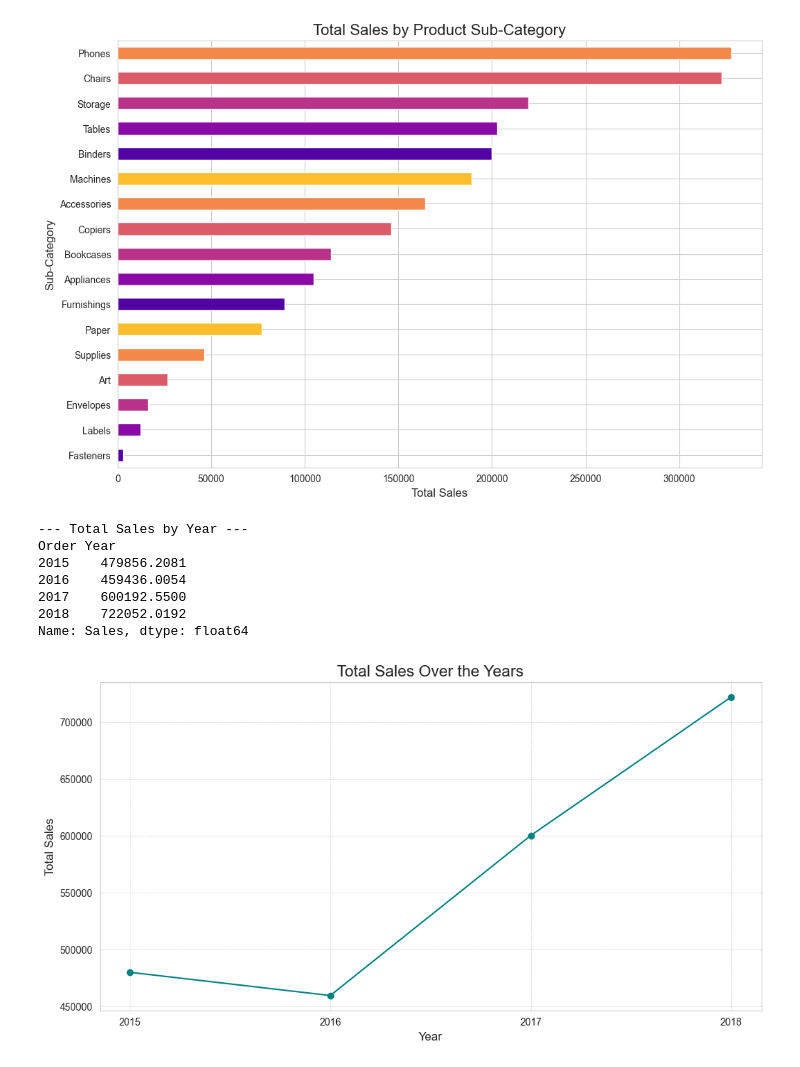
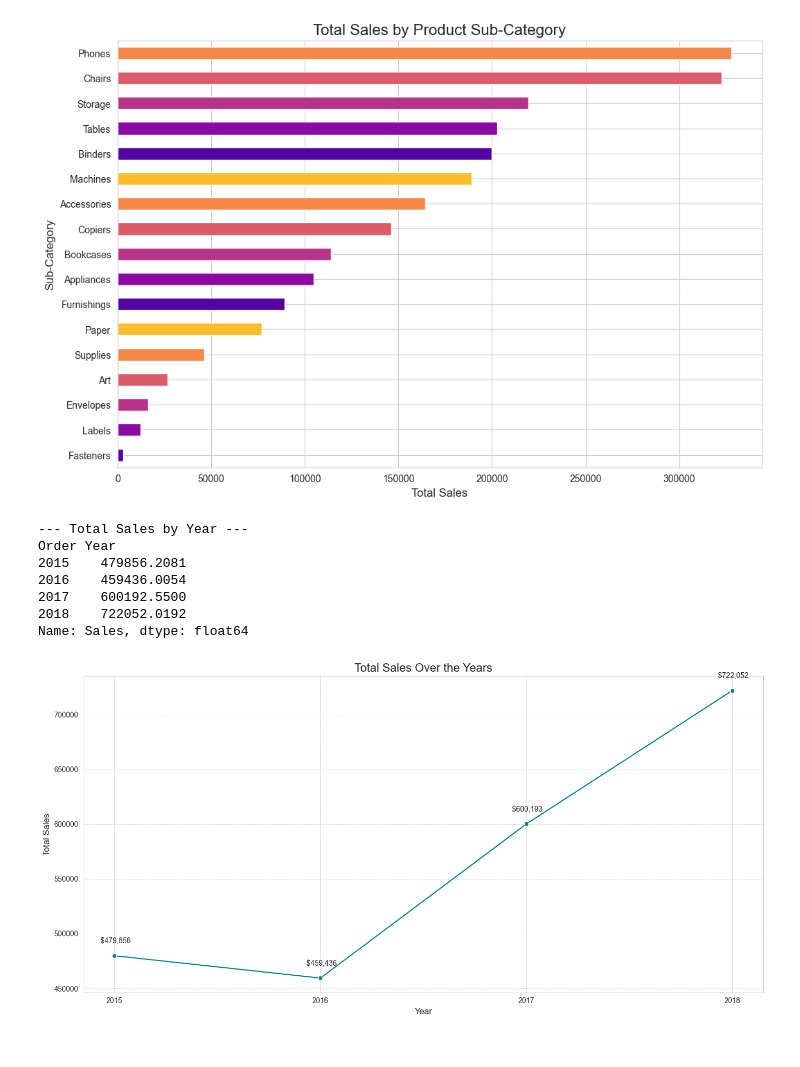
Before and after one commit to phucndq05/superstore-analysis, a Jupyter notebook: superstore_analysis.ipynb, the cells around one changed output. Cells and saved outputs as stored; diff of their text form; code cells hidden in the pictures.

Commit message:
feat: Add data labels to yearly sales chart

```diff
--- a/superstore_analysis.ipynb
+++ b/superstore_analysis.ipynb
@@ -167,28 +167,35 @@ Phones         327782.4480
 Name: Sales, dtype: float64
 [figure]
 # %%
-# --- CELL 5: SALES ANALYSIS BY YEAR ---
+# --- CELL 5: SALES ANALYSIS BY YEAR (ENHANCED) ---
 
 # Group by Order Year and sum the Sales
 yearly_sales = df.groupby('Order Year')['Sales'].sum()
 
 print("--- Total Sales by Year ---")
 print(yearly_sales)
 
-plt.figure(figsize=(12, 6))
-yearly_sales.plot(kind='line', marker='o', color='teal')
+plt.figure(figsize=(14, 7))
+line_plot = sns.lineplot(x=yearly_sales.index, y=yearly_sales.values, marker='o', color='teal')
+
 plt.title('Total Sales Over the Years', fontsize=16)
 plt.xlabel('Year', fontsize=12)
 plt.ylabel('Total Sales', fontsize=12)
-plt.xticks(yearly_sales.index) # Ensure all years are shown as ticks
+plt.xticks(yearly_sales.index)
 plt.grid(True, which='both', linestyle='--', linewidth=0.5)
+
+# Annotate the line plot with sales values
+for index, value in yearly_sales.items():
+    line_plot.text(index, value + 10000, f' ${value:,.0f}', ha='center', va='bottom', fontsize=10)
+
+plt.tight_layout()
 plt.show()
 # %% [output]
 --- Total Sales by Year ---
 Order Year
 2015    479856.2081
 2016    459436.0054
 2017    600192.5500
 2018    722052.0192
 Name: Sales, dtype: float64
-[figure, old version]
+[figure, new version]
```
